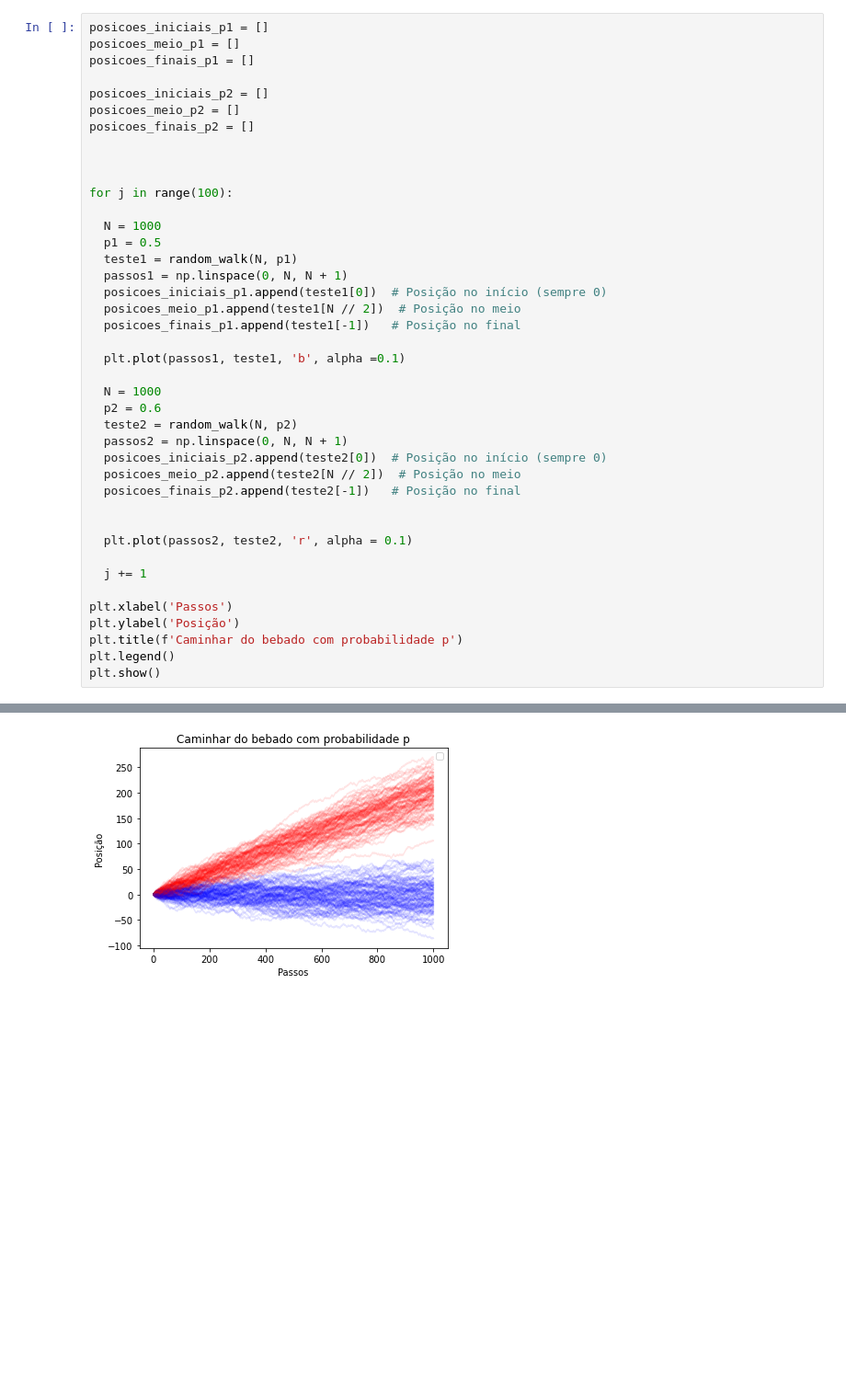
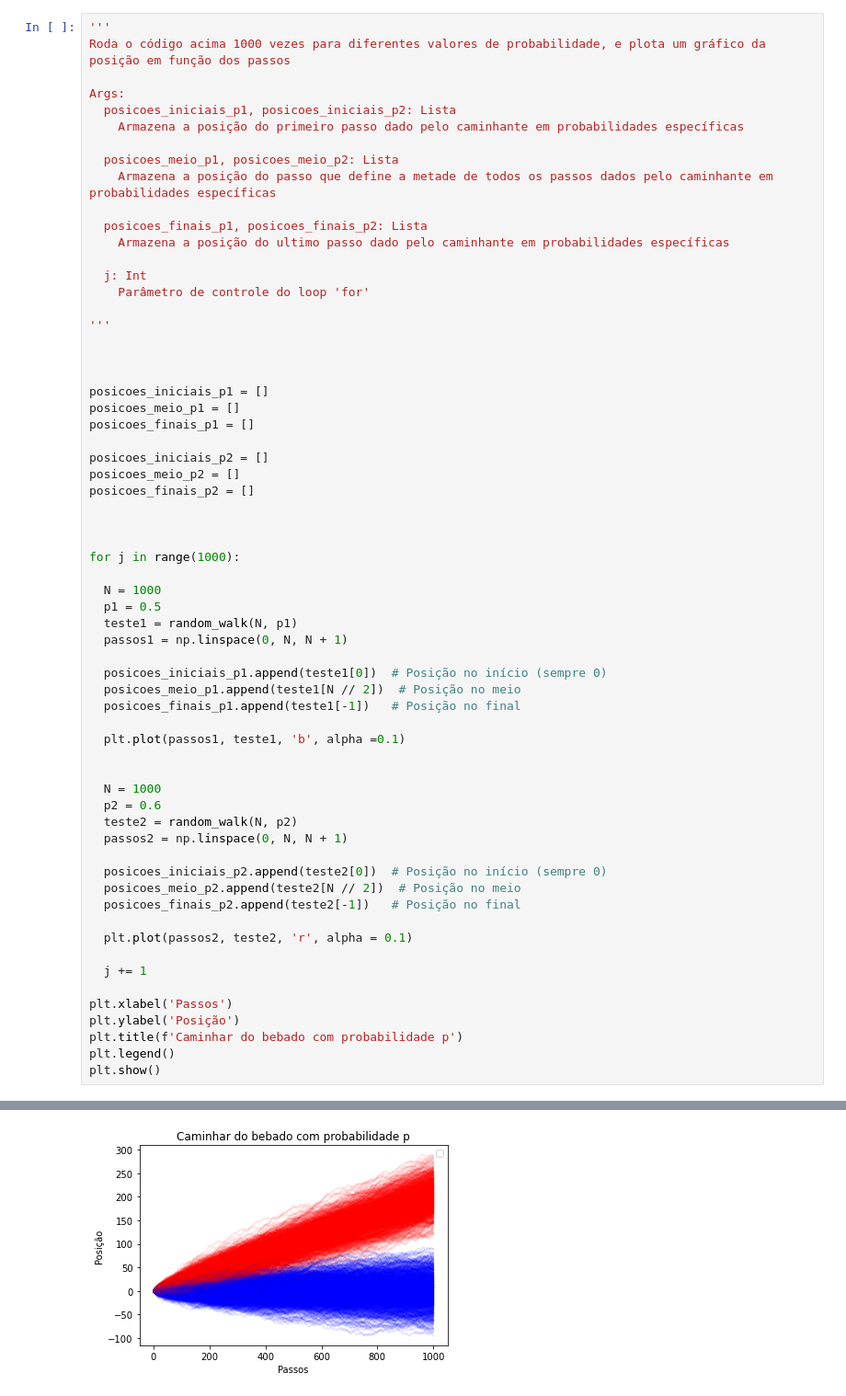
Before and after one commit to GabrielPereiraGalhardo/Fiscomp, a Jupyter notebook: Passeio_aleatório.ipynb, the cells around one changed output, grey strips where cells are left out. Shown at 92% size. Saved outputs shown, nothing was run; the diff lists cells and outputs as text; blank space fills up the shorter version.

```diff
--- a/Passeio_aleatório.ipynb
+++ b/Passeio_aleatório.ipynb
@@ -46,4 +80,24 @@ plt.show()
 # %%
+'''
+Roda o código acima 1000 vezes para diferentes valores de probabilidade, e plota um gráfico da posição em função dos passos
+
+Args:
+  posicoes_iniciais_p1, posicoes_iniciais_p2: Lista
+    Armazena a posição do primeiro passo dado pelo caminhante em probabilidades específicas
+
+  posicoes_meio_p1, posicoes_meio_p2: Lista
+    Armazena a posição do passo que define a metade de todos os passos dados pelo caminhante em probabilidades específicas
+
+  posicoes_finais_p1, posicoes_finais_p2: Lista
+    Armazena a posição do ultimo passo dado pelo caminhante em probabilidades específicas
+
+  j: Int
+    Parâmetro de controle do loop 'for'
+
+'''
+
+
+
 posicoes_iniciais_p1 = []
 posicoes_meio_p1 = []
 posicoes_finais_p1 = []
@@ -54,37 +108,39 @@ posicoes_finais_p2 = []
 
 
 
-for j in range(100):
+for j in range(1000):
 
   N = 1000
   p1 = 0.5
   teste1 = random_walk(N, p1)
   passos1 = np.linspace(0, N, N + 1)
+
   posicoes_iniciais_p1.append(teste1[0])  # Posição no início (sempre 0)
   posicoes_meio_p1.append(teste1[N // 2])  # Posição no meio
   posicoes_finais_p1.append(teste1[-1])   # Posição no final
 
   plt.plot(passos1, teste1, 'b', alpha =0.1)
 
+
   N = 1000
   p2 = 0.6
   teste2 = random_walk(N, p2)
   passos2 = np.linspace(0, N, N + 1)
+
   posicoes_iniciais_p2.append(teste2[0])  # Posição no início (sempre 0)
   posicoes_meio_p2.append(teste2[N // 2])  # Posição no meio
   posicoes_finais_p2.append(teste2[-1])   # Posição no final
-
 
   plt.plot(passos2, teste2, 'r', alpha = 0.1)
 
   j += 1
 
 plt.xlabel('Passos')
 plt.ylabel('Posição')
 plt.title(f'Caminhar do bebado com probabilidade p')
 plt.legend()
 plt.show()
 # %% [output]
 No artists with labels found to put in legend.  Note that artists whose label start with an underscore are ignored when legend() is called with no argument.
-[figure, old version]
+[figure, new version]
 # %%
```
Also changed, not shown: parts of 4 cells of this notebook, 2 other files.
